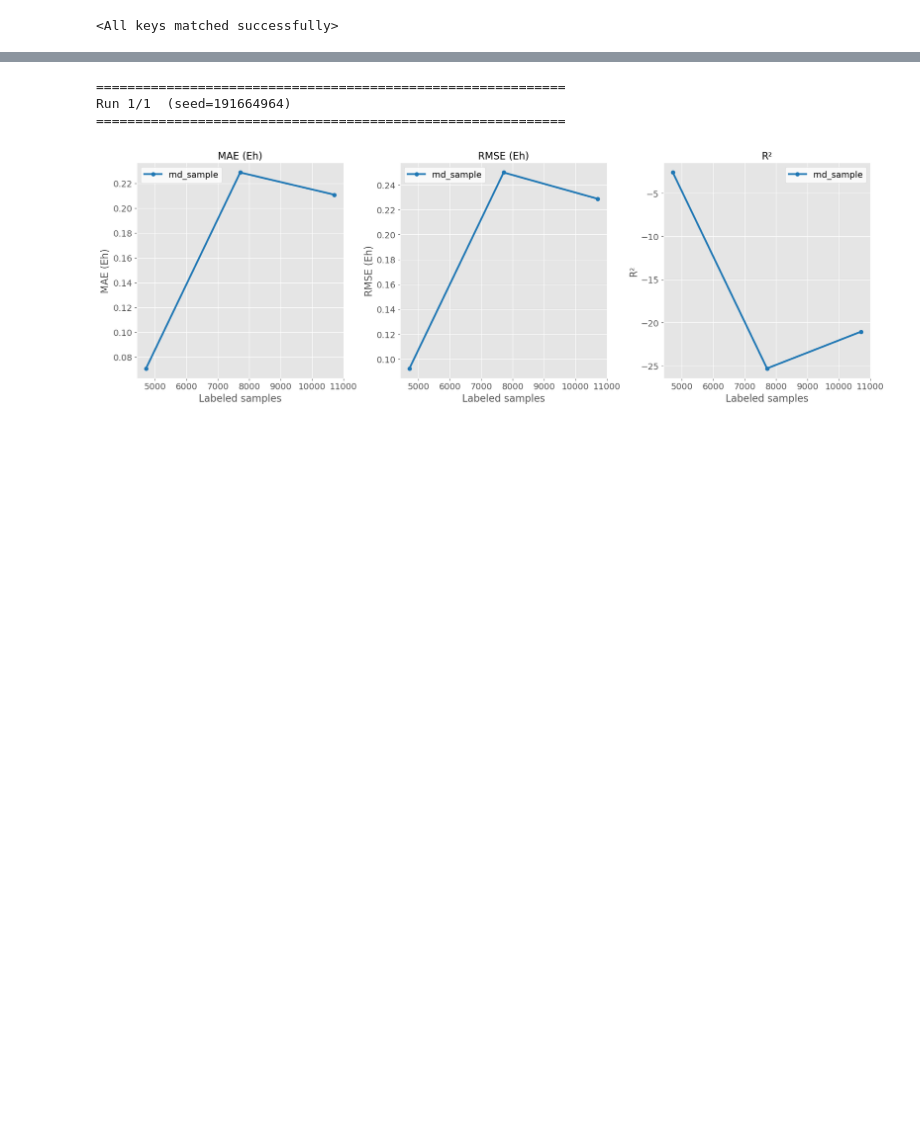
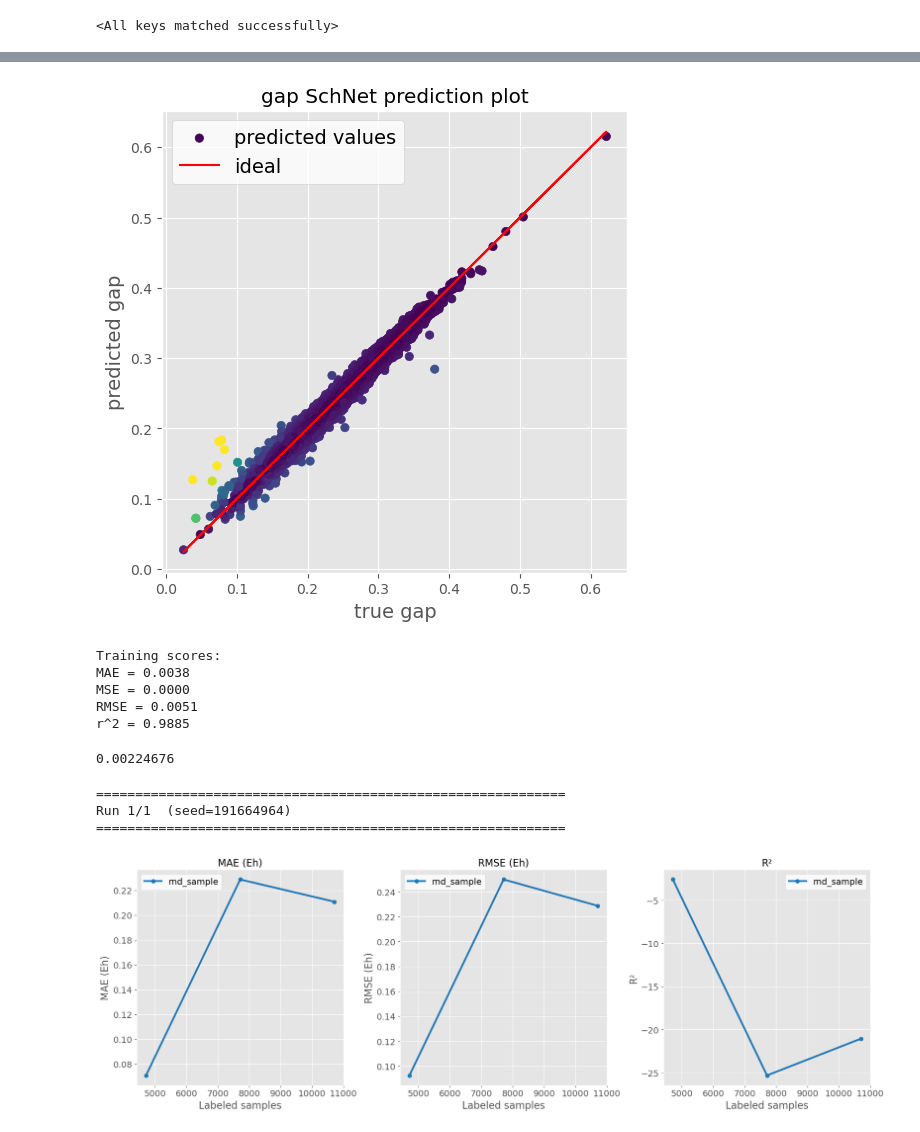
Before and after one commit to minhnghian03/property-prediction-al, a Jupyter notebook: nn/qm9_nn.ipynb, the cells around one changed output, grey strips where cells are left out. Saved outputs shown, nothing was run; the diff lists cells and outputs as text; code cells hidden in the pictures; blank space fills up the shorter version.

```diff
--- a/nn/qm9_nn.ipynb
+++ b/nn/qm9_nn.ipynb
@@ -981,3 +1016,16 @@ model.load_state_dict(checkpoint['model_state_dict'])
+# %%
+plot_prediction(train_loader, model)
+# %% [output]
+[figure, added]
+Training scores:
+MAE = 0.0038
+MSE = 0.0000
+RMSE = 0.0051
+r^2 = 0.9885
+# %%
+0.0474**2
+# %% [output]
+0.00224676
 # %%
 results = al_loop_rnd_skorch(
     skorch_model=skorch_schnet,
```
Also changed, not shown: parts of 4 cells of this notebook, 3 other files.
